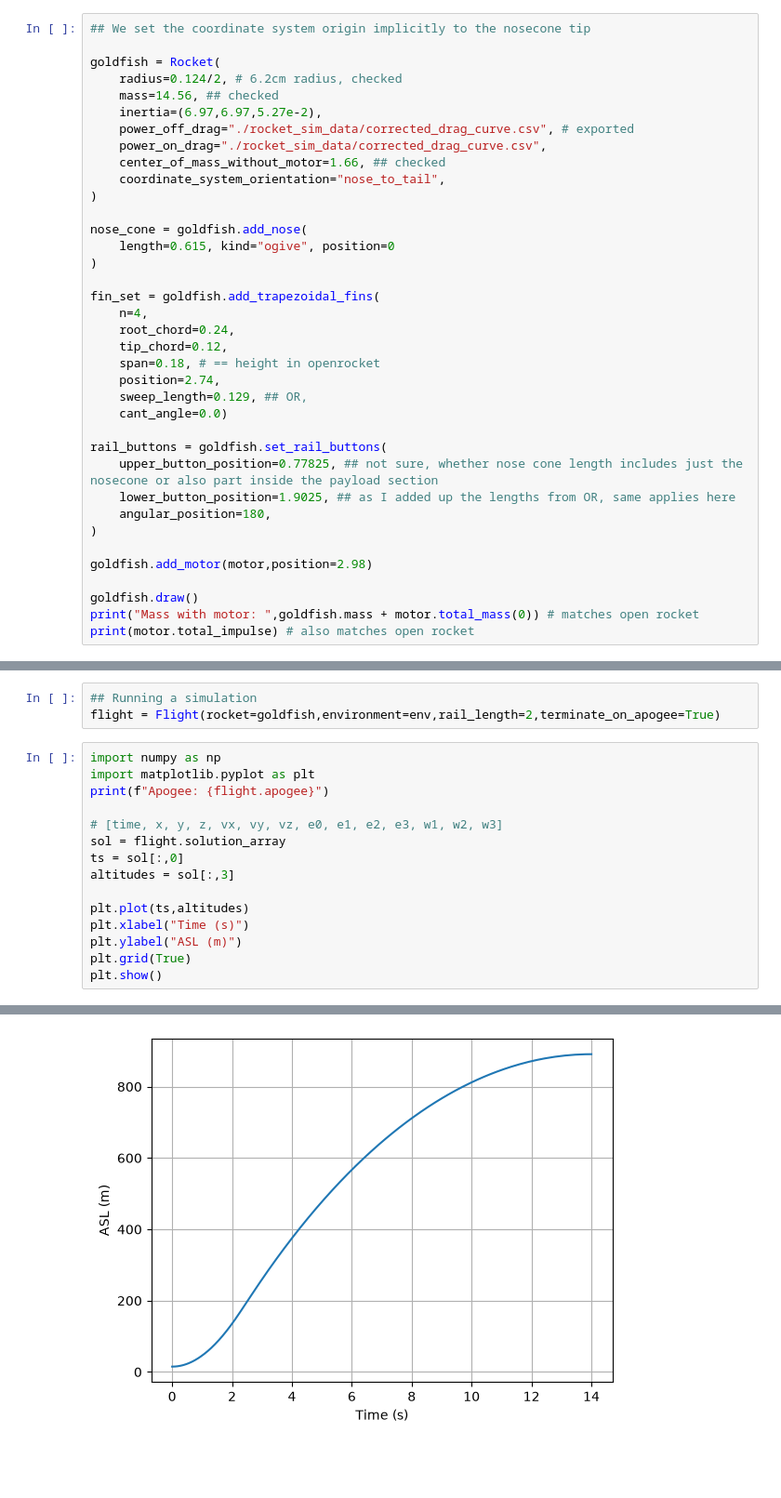
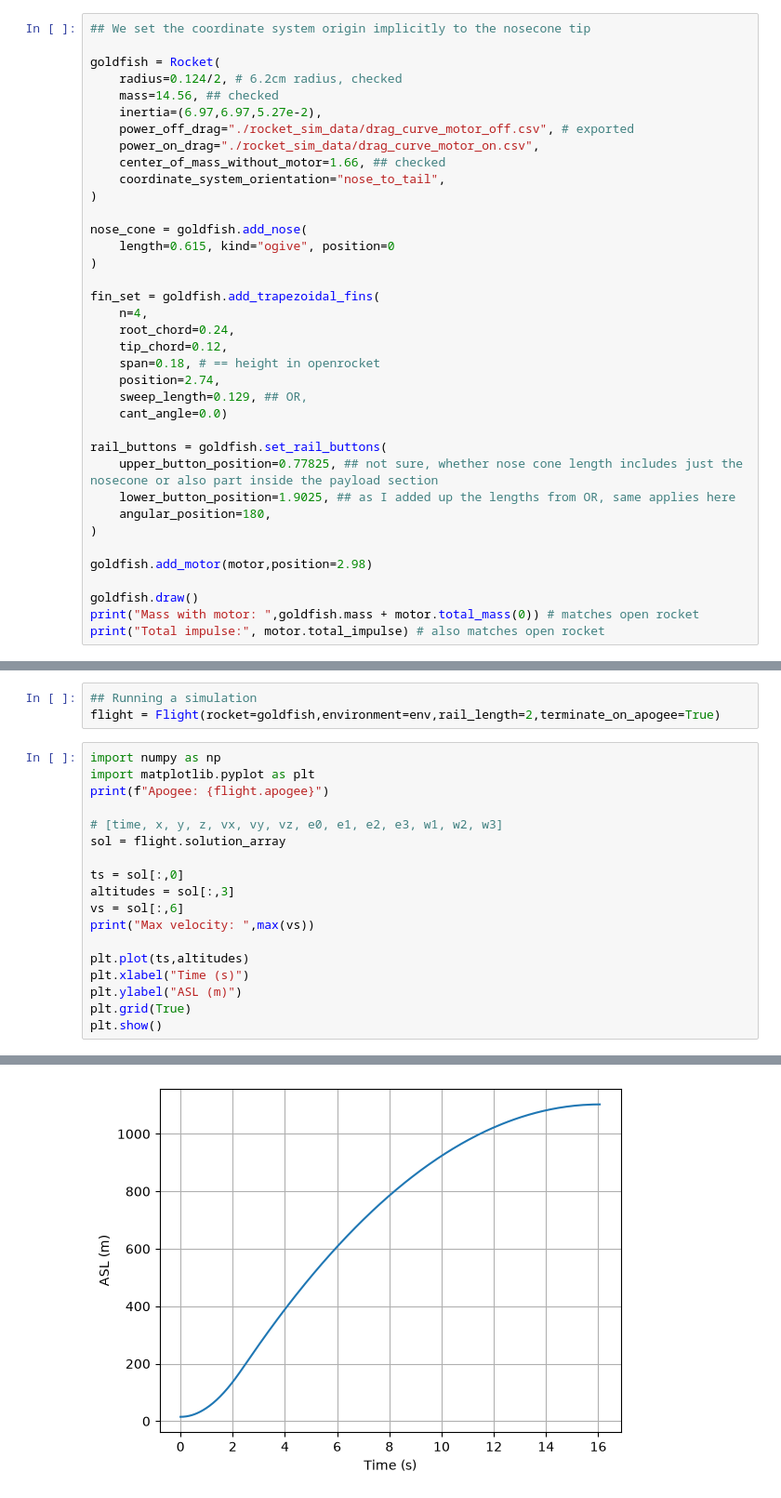
Before and after one commit to the-lightstack/kiraAirbrakeSoftware, a Jupyter notebook: rpy_sim.ipynb, the cells around one changed output, grey strips where cells are left out. Shown at 93% size. Saved outputs shown, nothing was run; the diff lists cells and outputs as text; blank space fills up the shorter version.

Commit message:
fix: using separate drag curves

```diff
--- a/rpy_sim.ipynb
+++ b/rpy_sim.ipynb
@@ -35,8 +35,8 @@ goldfish = Rocket(
     radius=0.124/2, # 6.2cm radius, checked
     mass=14.56, ## checked
     inertia=(6.97,6.97,5.27e-2),
-    power_off_drag="./rocket_sim_data/corrected_drag_curve.csv", # exported
-    power_on_drag="./rocket_sim_data/corrected_drag_curve.csv",
+    power_off_drag="./rocket_sim_data/drag_curve_motor_off.csv", # exported
+    power_on_drag="./rocket_sim_data/drag_curve_motor_on.csv",
     center_of_mass_without_motor=1.66, ## checked
     coordinate_system_orientation="nose_to_tail",
 )
@@ -64,7 +64,7 @@ goldfish.add_motor(motor,position=2.98)
 
 goldfish.draw()
 print("Mass with motor: ",goldfish.mass + motor.total_mass(0)) # matches open rocket
-print(motor.total_impulse) # also matches open rocket
+print("Total impulse:", motor.total_impulse) # also matches open rocket
 # %% [output]
 [figure]
 Mass with motor:  16.992
@@ -79,8 +79,11 @@ print(f"Apogee: {flight.apogee}")
 
 # [time, x, y, z, vx, vy, vz, e0, e1, e2, e3, w1, w2, w3]
 sol = flight.solution_array
+
 ts = sol[:,0]
 altitudes = sol[:,3]
+vs = sol[:,6]
+print("Max velocity: ",max(vs))
 
 plt.plot(ts,altitudes)
 plt.xlabel("Time (s)")
@@ -92 +96 @@ Apogee: 890.9717323764186
-[figure, old version]
+[figure, new version]
```
Also changed, not shown: parts of 2 cells of this notebook.
